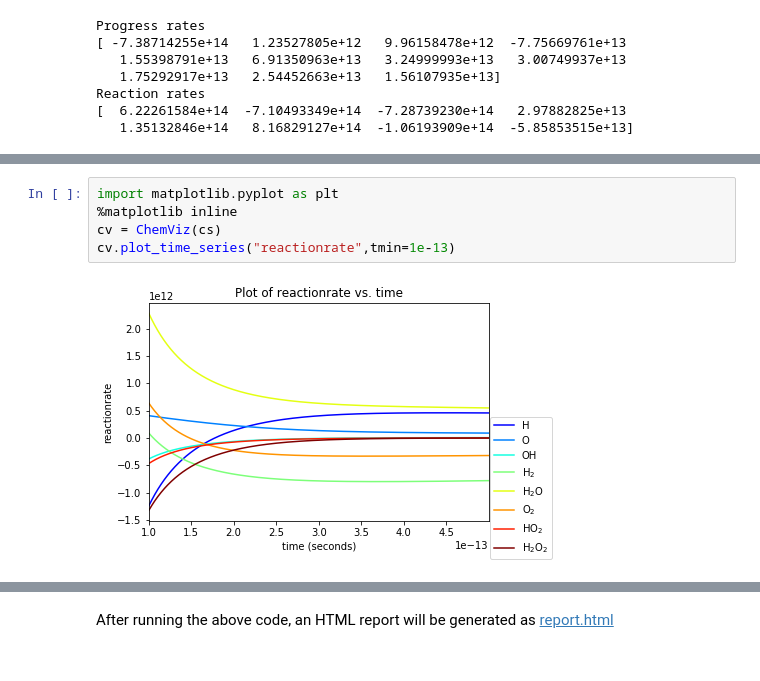
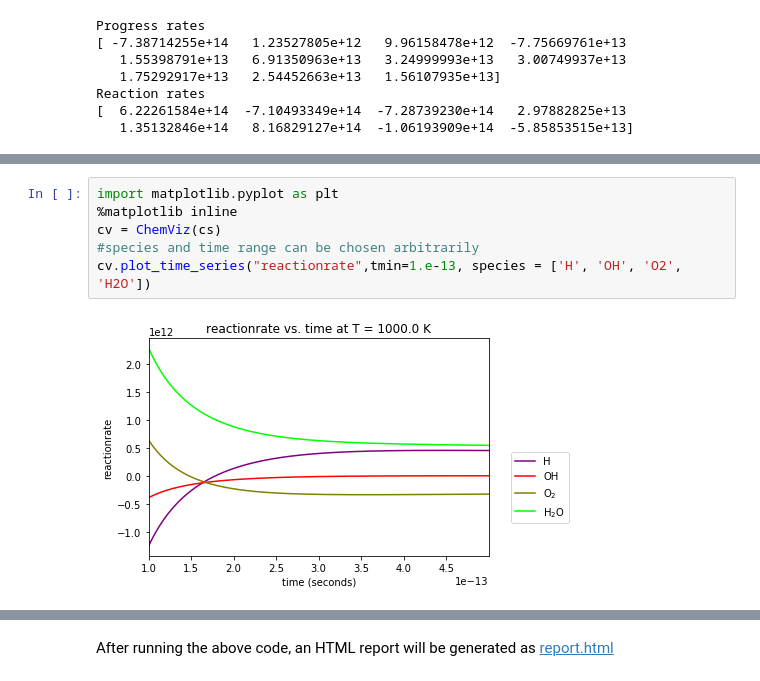
Before and after one commit to cs207group4/cs207-FinalProject, a Jupyter notebook: demo_notebook/demo.ipynb, the cells around one changed output, grey strips where cells are left out. Cells and saved outputs as stored; diff of their text form.

```diff
--- a/demo_notebook/demo.ipynb
+++ b/demo_notebook/demo.ipynb
@@ -163,10 +206,11 @@ We implemented a `ChemViz` class which is built on a solved `ChemSolver` object.
 # %%
 import matplotlib.pyplot as plt
 %matplotlib inline
 cv = ChemViz(cs)
-cv.plot_time_series("reactionrate",tmin=1e-13)
+#species and time range can be chosen arbitrarily
+cv.plot_time_series("reactionrate",tmin=1.e-13, species = ['H', 'OH', 'O2', 'H2O'])
 # %% [output]
-[figure, old version]
+[figure, new version]
 # %%
 cv.plot_time_series("concentration",tmax=3.8e-13)
 # %% [output]
```
Also changed, not shown: parts of 27 cells of this notebook, 5 other files.
